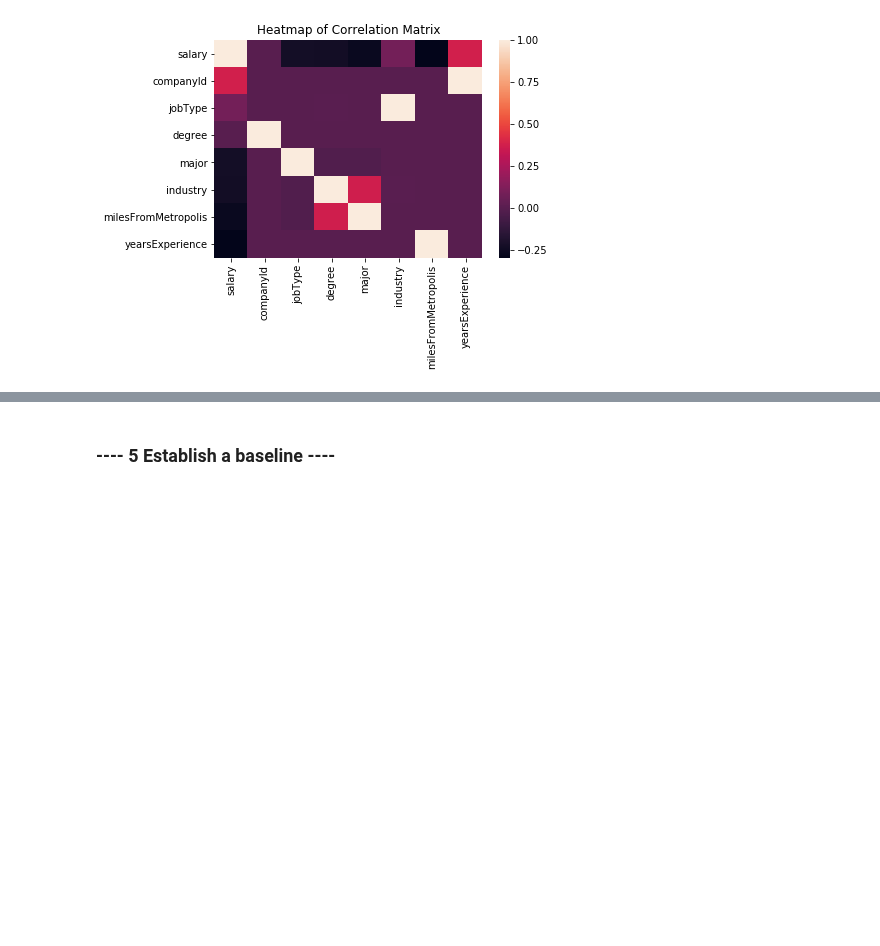
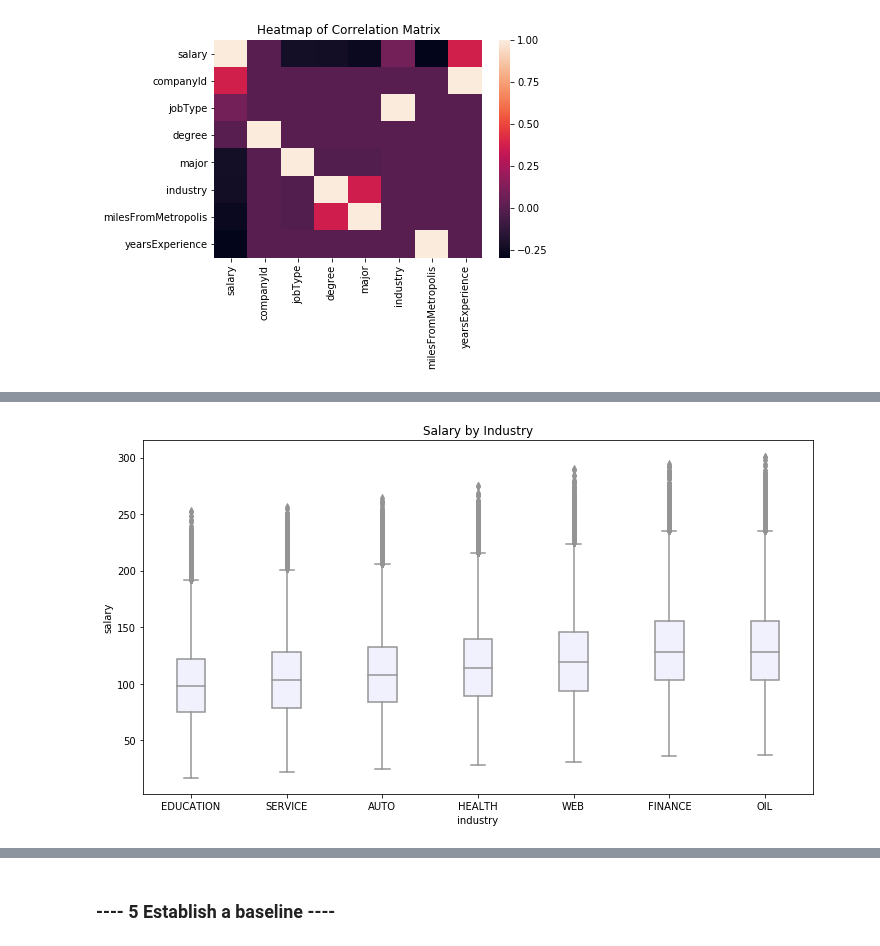
Before and after one commit to kirahman2/salarypredictionportfolio, a Jupyter notebook: Salary Prediction Notebook.ipynb, the cells around one changed output, grey strips where cells are left out. Saved outputs shown, nothing was run; the diff lists cells and outputs as text; code cells hidden in the pictures; blank space fills up the shorter version.

```diff
--- a/Salary Prediction Notebook.ipynb
+++ b/Salary Prediction Notebook.ipynb
@@ -429,0 +384,4 @@ sns.boxplot(x='industry', y='milesFromMetropolis', data=df, ax=axes[1]).set_titl
+# %%
+Boxplot(data.train_df_eda, train_target, 'industry', 'Salary by Industry');
+# %% [output]
+[figure, added]
```
Also changed, not shown: parts of 26 cells of this notebook.
